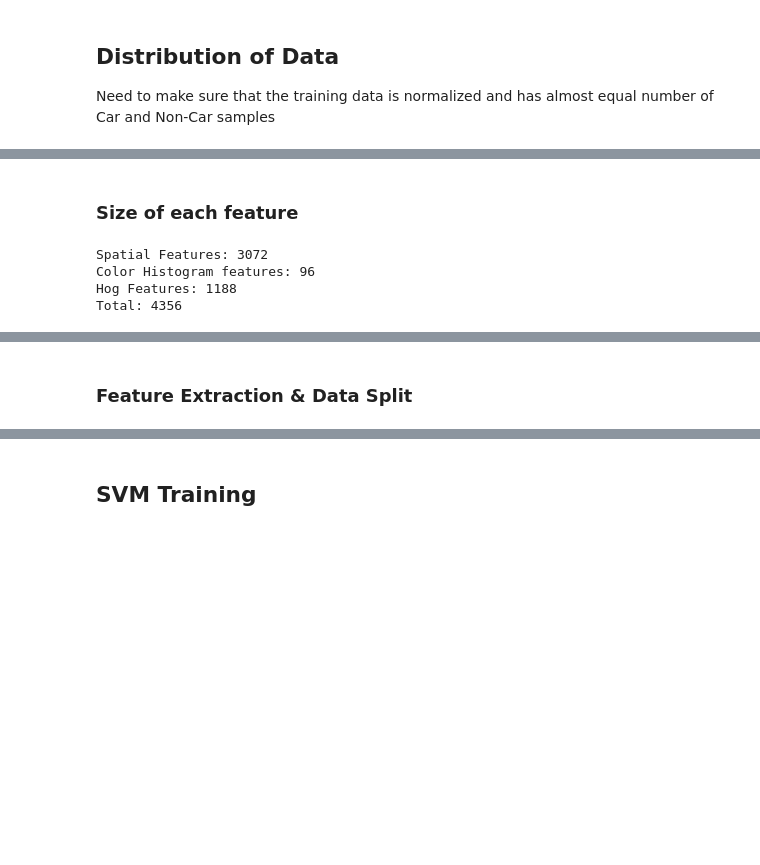
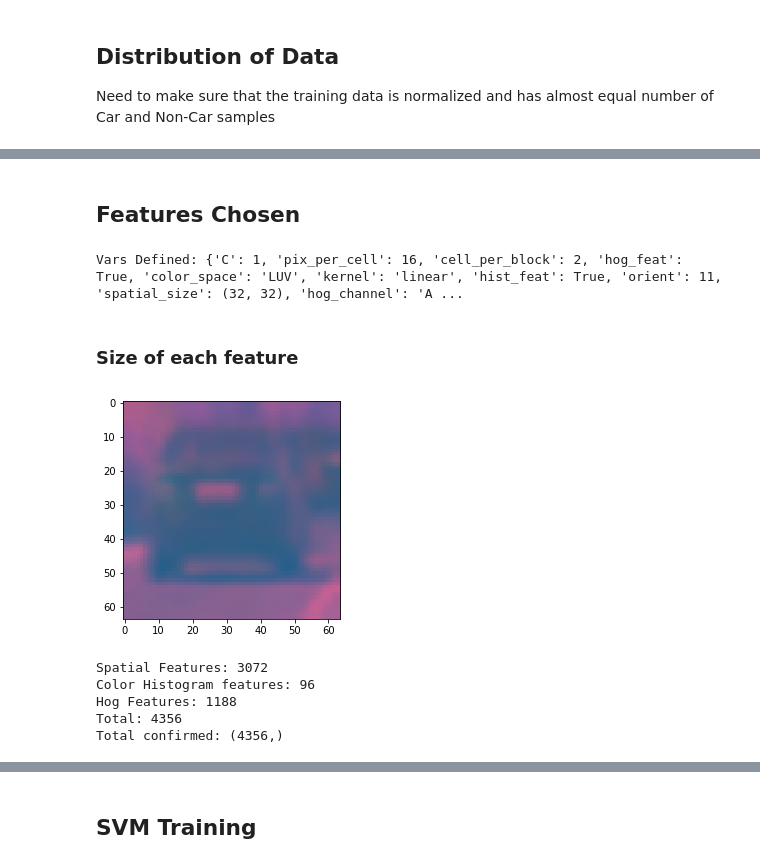
Before and after one commit to drganjoo/CarND-Vehicle-Detection, a Jupyter notebook: training.ipynb, the cells around one changed output, grey strips where cells are left out. Saved outputs shown, nothing was run; the diff lists cells and outputs as text; code cells hidden in the pictures; blank space fills up the shorter version.

```diff
--- a/training.ipynb
+++ b/training.ipynb
@@ -330,35 +47,77 @@ Hog of 0th Channel Only
+# %% [markdown]
+## Features Chosen
 # %%
-orient = 11
-pix_per_cell = 16
-cell_per_block = 2
-spatial_feat = True
-hist_feat = True
-hog_feat = True
-color_space='LAB'
-hog_channel = [0,1,2]
-spatial_size = (32,32)
-hist_bins = 32
+params = {
+    'orient' : 11,
+    'pix_per_cell' : 16,
+    'cell_per_block' : 2,
+    'spatial_feat' : True,
+    'hist_feat' : True,
+    'hog_feat' : True,
+    'color_space' : 'LUV',
+    'hog_channel' : 'ALL',
+    'spatial_size' : (32,32),
+    'hist_bins' : 32,
+    'kernel': 'linear',
+    'C':1
+}
+
+print('Vars Defined:', params)
+# %% [output]
+Vars Defined: {'C': 1, 'pix_per_cell': 16, 'cell_per_block': 2, 'hog_feat': True, 'color_space': 'LUV', 'kernel': 'linear', 'hist_feat': True, 'orient': 11, 'spatial_size': (32, 32), 'hog_channel': 'A ...
 # %% [markdown]
 ### Size of each feature
 # %%
-img = load_image(cars[0], color_space)
-spatial_features = bin_spatial(img, spatial_size) if spatial_feat else []
-hist_features = color_hist(img, nbins=hist_bins) if hist_feat else []
+from lesson_functions import *
+import matplotlib.pyplot as plt
+
+img_cs = load_image(cars[0], params['color_space'])
+plt.imshow(img_cs)
+plt.show()
+
+spatial_features = bin_spatial(img_cs, params['spatial_size']) if params['spatial_feat'] else []
+hist_features = color_hist(img_cs, nbins = params['hist_bins']) if params['hist_feat'] else []
+
+if params['hog_channel'] == 'ALL':
+    channels = range(img_cs.shape[2])
+else:
+    channels = [0]
 
 hog_features = []
-for channel in hog_channel:
-    hog_features.append(get_hog_features(img[:,:,channel],
-                        orient, pix_per_cell, cell_per_block,
-                        vis=False, feature_vec=True))
+for channel in channels:
+    hog_features.extend(get_hog_features(img_cs[:,:,channel],
+                        orient = params['orient'],
+                        pix_per_cell = params['pix_per_cell'],
+                        cell_per_block = params['cell_per_block'],
+                        vis=False,
+                        feature_vec=True))
 
 hog_features = np.ravel(hog_features)
+total_feature_size = len(spatial_features) + len(hist_features) + len(hog_features)
 
 print('Spatial Features:', len(spatial_features))
 print('Color Histogram features:', len(hist_features))
 print('Hog Features:', len(hog_features))
-print('Total:', len(spatial_features) + len(hist_features) + len(hog_features))
+print('Total:', total_feature_size)
+
+features = single_img_features(img_cs,
+                                spatial_size=params['spatial_size'],
+                                hist_bins=params['hist_bins'],
+                                orient=params['orient'],
+                                pix_per_cell=params['pix_per_cell'],
+                                cell_per_block=params['cell_per_block'],
+                                hog_channel=params['hog_channel'],
+                                spatial_feat=params['spatial_feat'],
+                                hist_feat=params['hist_feat'],
+                                hog_feat=params['hog_feat'])
+
+if features.shape[0] != total_feature_size:
+    raise Exception("Check algo, total feature size does not match")
+print('Total confirmed:', features.shape)
 # %% [output]
+[figure, added]
 Spatial Features: 3072
 Color Histogram features: 96
 Hog Features: 1188
 Total: 4356
+Total confirmed: (4356,)
@@ -365,2 +125,0 @@ Total: 4356
-# %% [markdown]
-### Feature Extraction & Data Split
```
Also changed, not shown: parts of 27 cells of this notebook, 8 other files.
